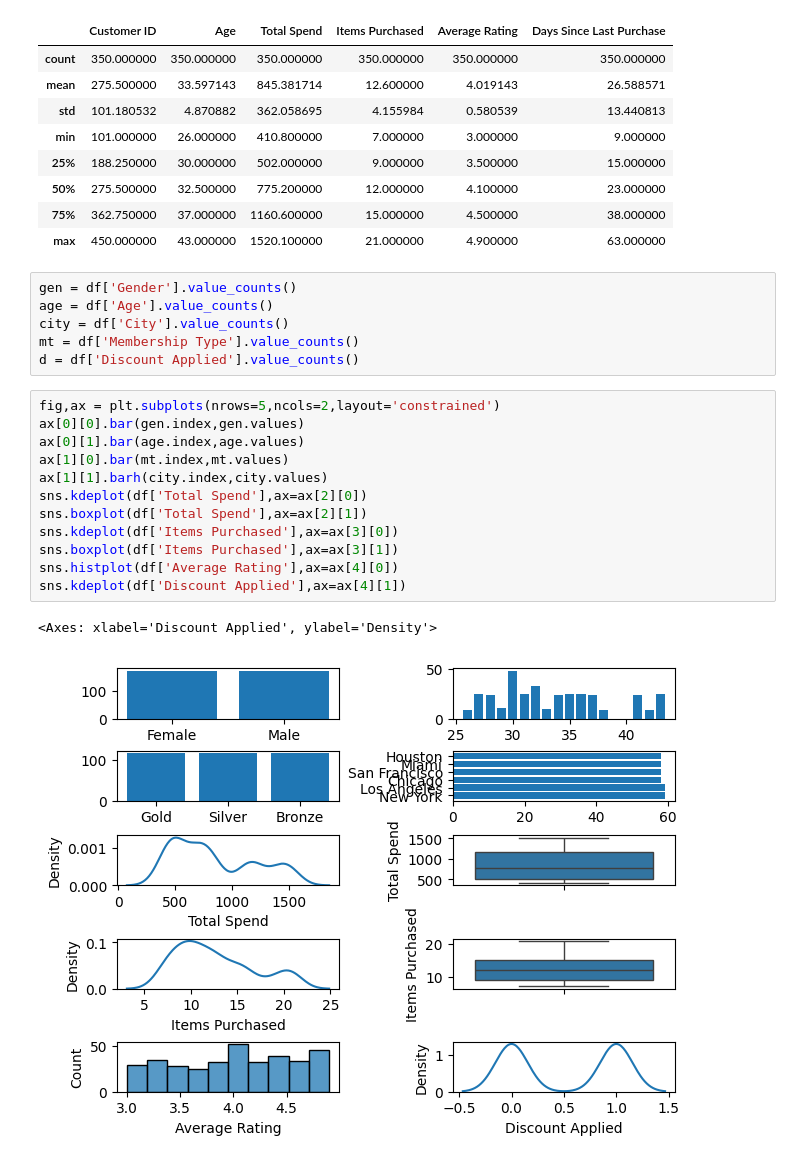
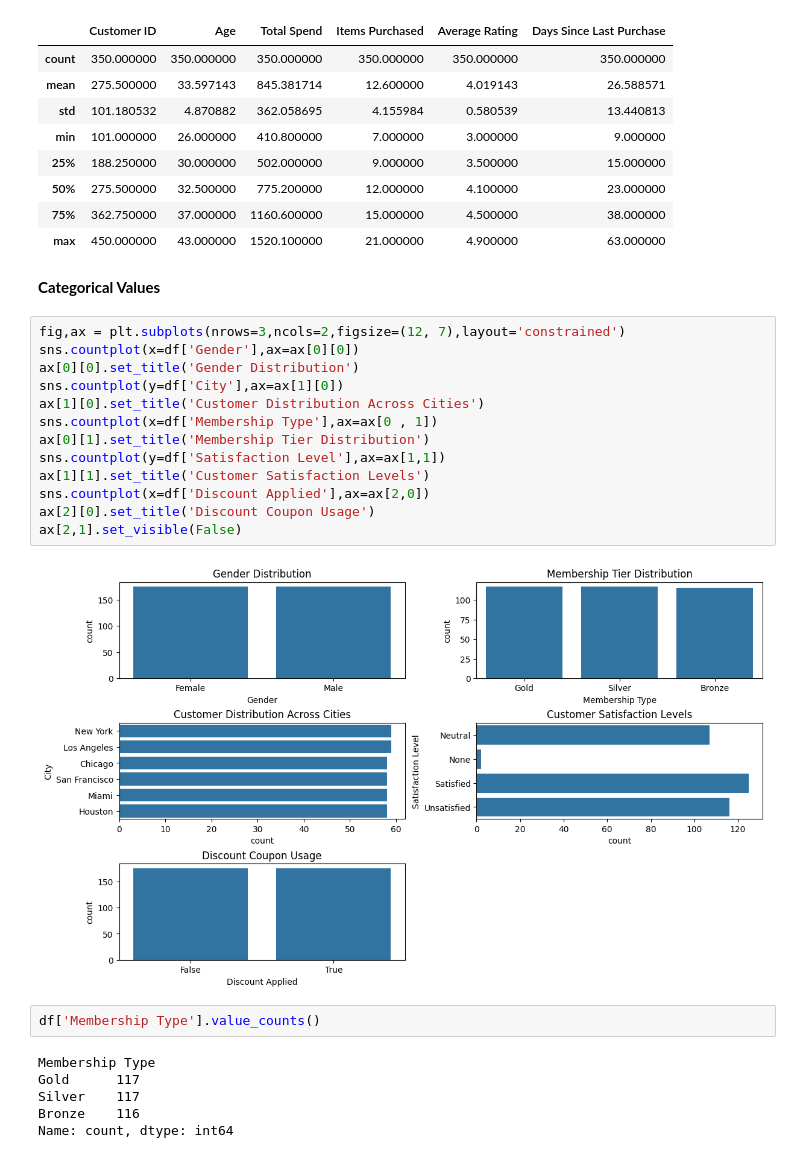
Before and after one commit to HarshGupta4511/EDA-Project-3, a Jupyter notebook: NB_1.ipynb, the cells around one changed output. Cells and saved outputs as stored; diff of their text form.

```diff
--- a/NB_1.ipynb
+++ b/NB_1.ipynb
@@ -98,24 +98,28 @@ df.describe()
 | 50% | 275.500000 | 32.500000 | 775.200000 | 12.000000 | 4.100000 | 23.000000 |
 | 75% | 362.750000 | 37.000000 | 1160.600000 | 15.000000 | 4.500000 | 38.000000 |
 | max | 450.000000 | 43.000000 | 1520.100000 | 21.000000 | 4.900000 | 63.000000 |
-# %%
-gen = df['Gender'].value_counts()
-age = df['Age'].value_counts()
-city = df['City'].value_counts()
-mt = df['Membership Type'].value_counts()
-d = df['Discount Applied'].value_counts()
-# %%
-fig,ax = plt.subplots(nrows=5,ncols=2,layout='constrained')
-ax[0][0].bar(gen.index,gen.values)
-ax[0][1].bar(age.index,age.values)
-ax[1][0].bar(mt.index,mt.values)
-ax[1][1].barh(city.index,city.values)
-sns.kdeplot(df['Total Spend'],ax=ax[2][0])
-sns.boxplot(df['Total Spend'],ax=ax[2][1])
-sns.kdeplot(df['Items Purchased'],ax=ax[3][0])
-sns.boxplot(df['Items Purchased'],ax=ax[3][1])
-sns.histplot(df['Average Rating'],ax=ax[4][0])
-sns.kdeplot(df['Discount Applied'],ax=ax[4][1])
-# %% [output]
-<Axes: xlabel='Discount Applied', ylabel='Density'>
-[figure, removed]
+# %% [markdown]
+**Categorical Values**
+# %%
+fig,ax = plt.subplots(nrows=3,ncols=2,figsize=(12, 7),layout='constrained')
+sns.countplot(x=df['Gender'],ax=ax[0][0])
+ax[0][0].set_title('Gender Distribution')
+sns.countplot(y=df['City'],ax=ax[1][0])
+ax[1][0].set_title('Customer Distribution Across Cities')
+sns.countplot(x=df['Membership Type'],ax=ax[0 , 1])
+ax[0][1].set_title('Membership Tier Distribution')
+sns.countplot(y=df['Satisfaction Level'],ax=ax[1,1])
+ax[1][1].set_title('Customer Satisfaction Levels')
+sns.countplot(x=df['Discount Applied'],ax=ax[2,0])
+ax[2][0].set_title('Discount Coupon Usage')
+ax[2,1].set_visible(False)
+# %% [output]
+[figure, added]
+# %%
+df['Membership Type'].value_counts()
+# %% [output]
+Membership Type
+Gold      117
+Silver    117
+Bronze    116
+Name: count, dtype: int64
```
Also changed, not shown: parts of 17 cells of this notebook.
